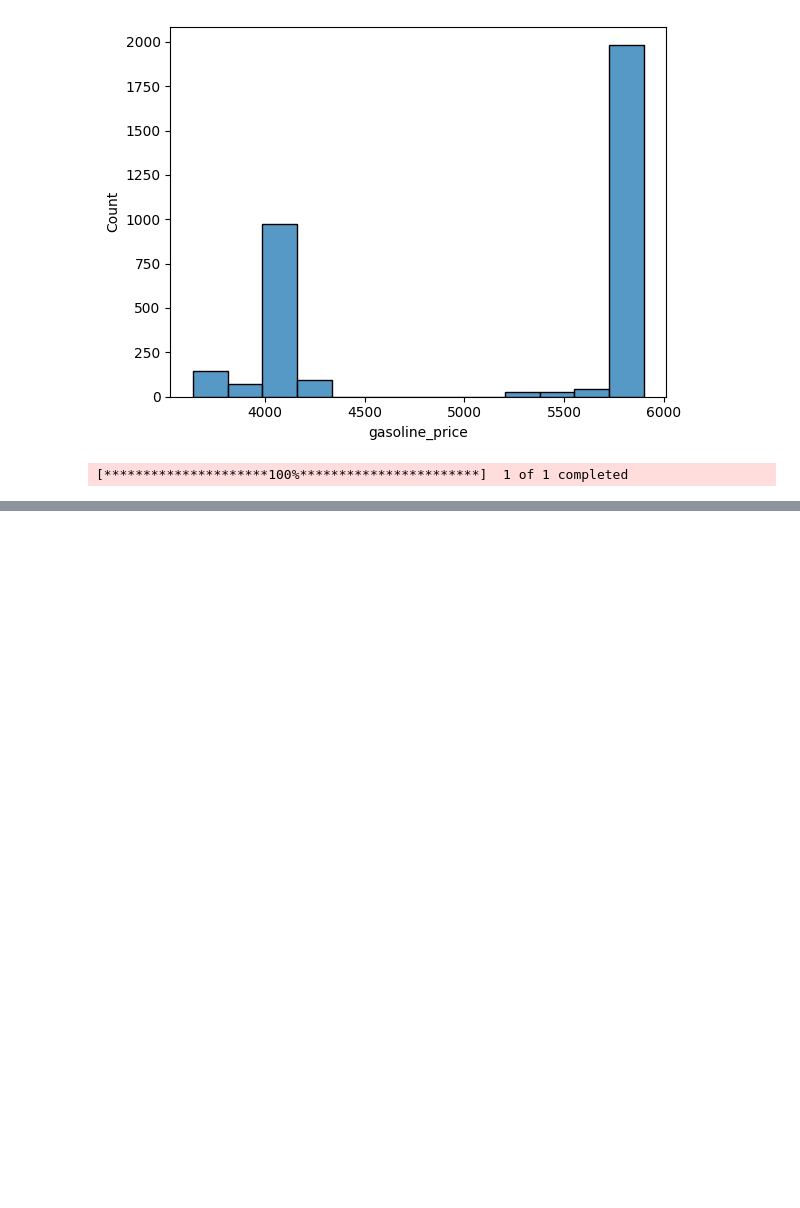
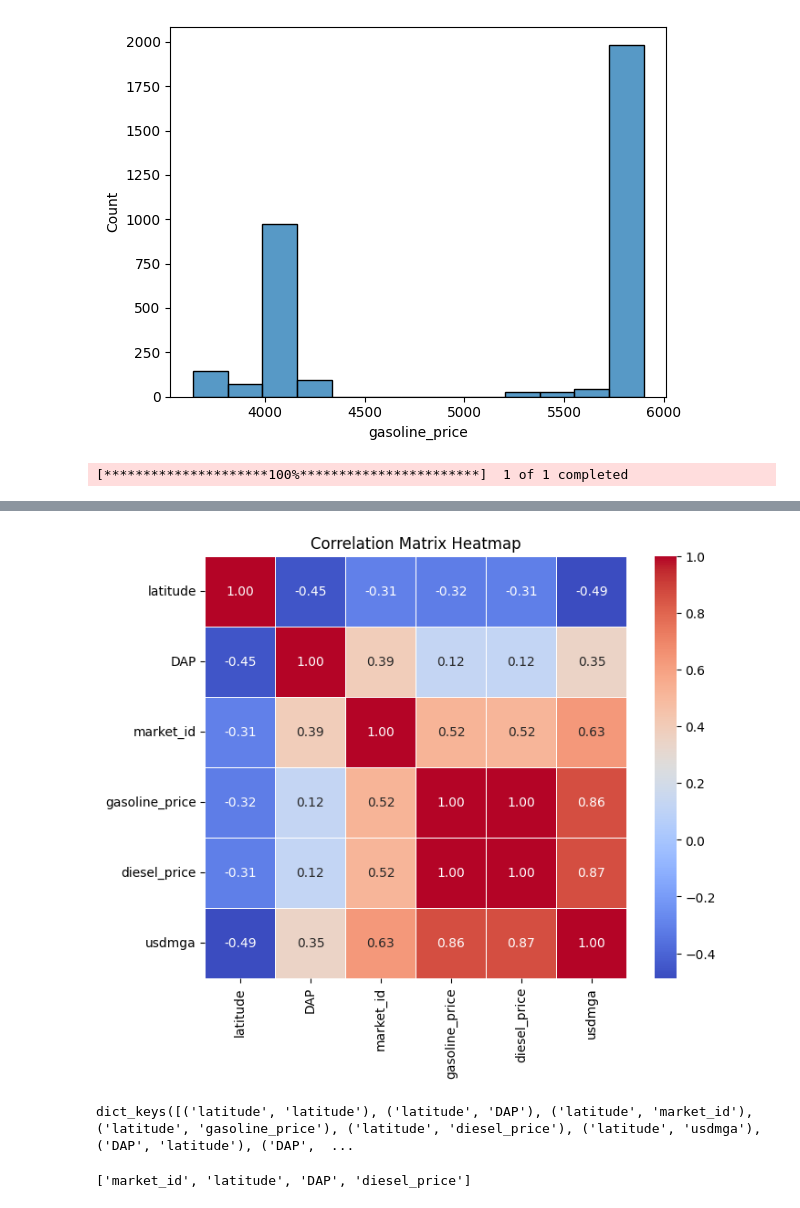
Before and after one commit to RandrianantenainaBearisoa/rice_price_predict, a Jupyter notebook: backend/explorations/eda&feat_candidates.ipynb, the cells around one changed output, grey strips where cells are left out. Saved outputs shown, nothing was run; the diff lists cells and outputs as text; code cells hidden in the pictures; blank space fills up the shorter version.

```diff
--- a/backend/explorations/eda&feat_select.ipynb
+++ b/backend/explorations/eda&feat_candidates.ipynb
@@ -165,0 +171,17 @@ plt.show()
+# %%
+corr_inter_features = rice_data[applicants_feats].corr()
+# %%
+# 3. Plot the heatmap
+plt.figure(figsize=(8, 6)) # Adjust figure size as needed
+sns.heatmap(
+    corr_inter_features,
+    annot=True,      # Annotate each cell with the correlation value
+    cmap='coolwarm', # Choose a color palette (cool for negative, warm for positive)
+    fmt=".2f",       # Format the annotations to two decimal places
+    linewidths=.5,   # Add lines between cells
+    square=True      # Ensure cells are square
+)
+plt.title('Correlation Matrix Heatmap')
+plt.show()
+# %% [output]
+[figure, added]
@@ -165,0 +190,4 @@ plt.show()
+# %%
+corr_inter_features.keys()
+# %% [output]
+dict_keys([('latitude', 'latitude'), ('latitude', 'DAP'), ('latitude', 'market_id'), ('latitude', 'gasoline_price'), ('latitude', 'diesel_price'), ('latitude', 'usdmga'), ('DAP', 'latitude'), ('DAP',  ...
@@ -165,0 +206,4 @@ plt.show()
+# %%
+candidates_feats
+# %% [output]
+['market_id', 'latitude', 'DAP', 'diesel_price']
```
Also changed, not shown: parts of 17 cells of this notebook.
